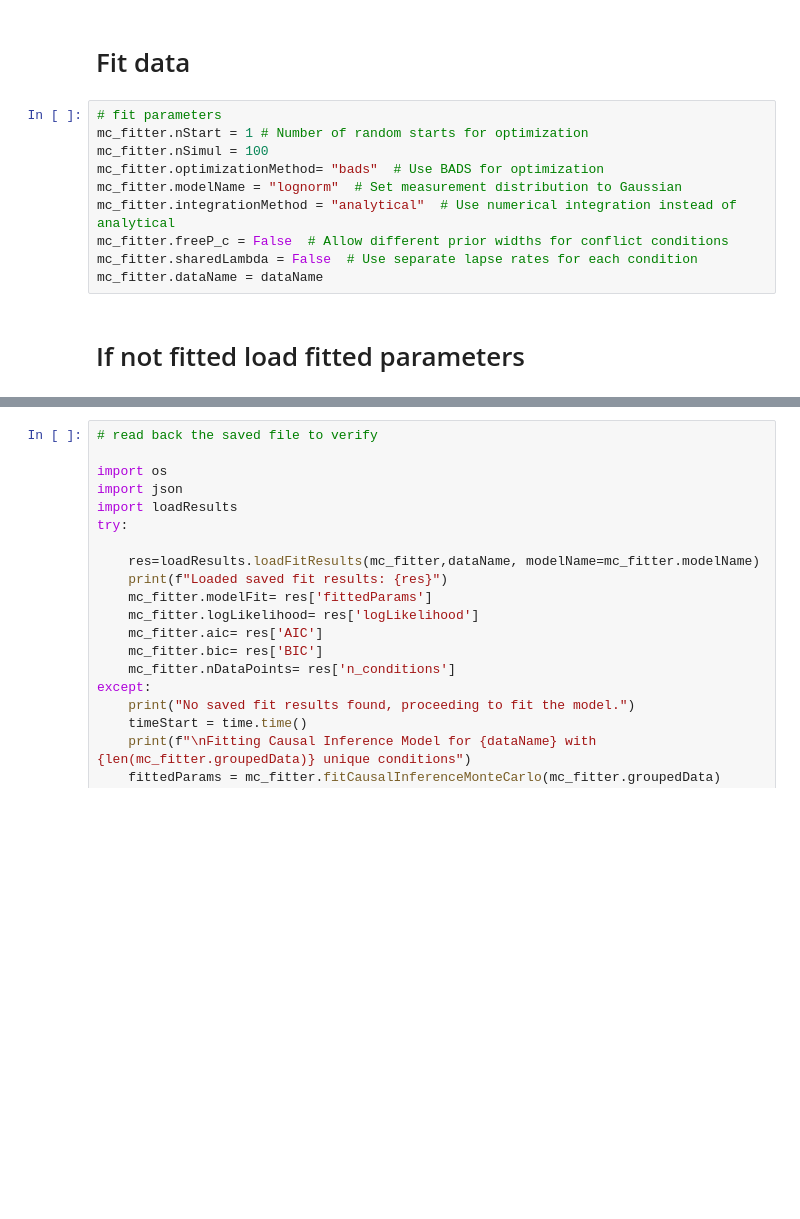
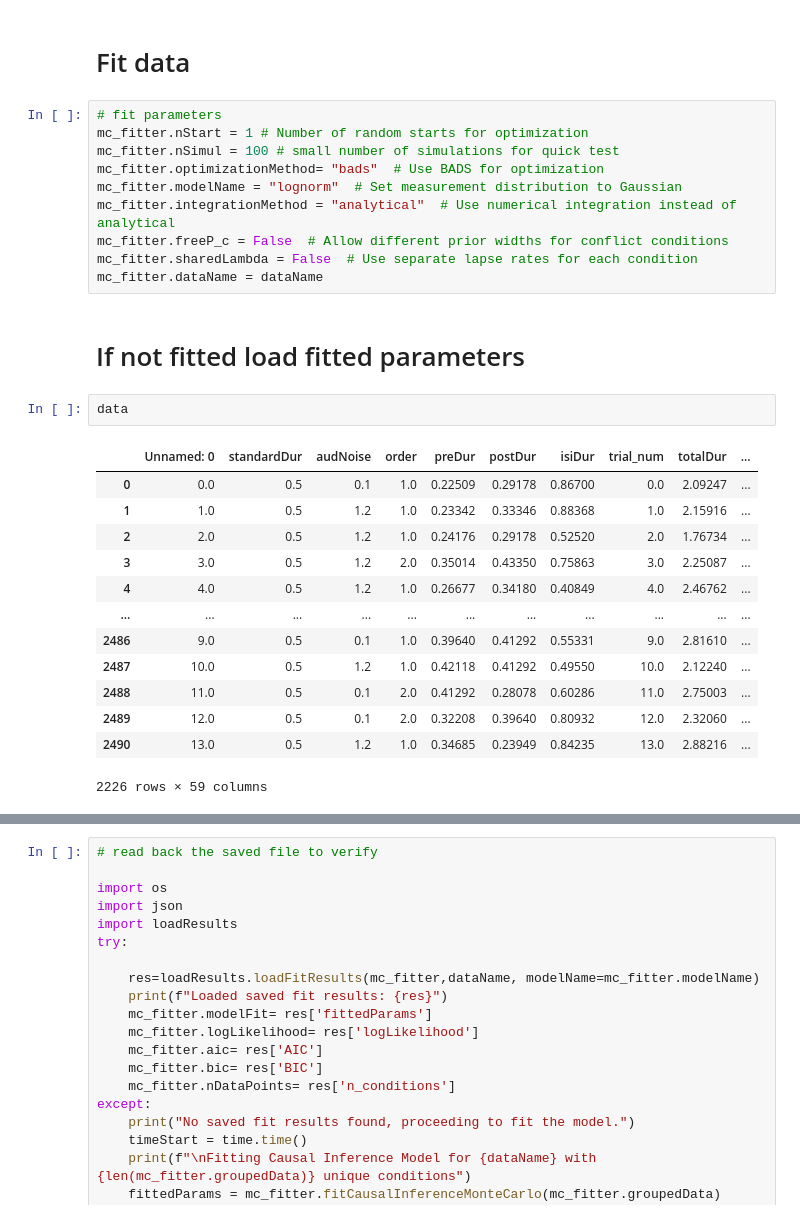
Before and after one commit to omeryildiran/av-dur-estimation, a Jupyter notebook: modelAnalysisOverall.ipynb, the cells around one changed output, grey strips where cells are left out. Drawn from its saved outputs; the diff is of its cells as text; blank space fills up the shorter version.

```diff
--- a/modelAnalysisOverall.ipynb
+++ b/modelAnalysisOverall.ipynb
@@ -70,7 +58,7 @@ mc_fitter.data
 # %%
 # fit parameters
 mc_fitter.nStart = 1 # Number of random starts for optimization
-mc_fitter.nSimul = 100
+mc_fitter.nSimul = 100 # small number of simulations for quick test
 mc_fitter.optimizationMethod= "bads"  # Use BADS for optimization
 mc_fitter.modelName = "lognorm"  # Set measurement distribution to Gaussian
 mc_fitter.integrationMethod = "analytical"  # Use numerical integration instead of analytical
@@ -79,6 +67,22 @@ mc_fitter.sharedLambda = False  # Use separate lapse rates for each condition
 mc_fitter.dataName = dataName
 # %% [markdown]
 # If not fitted load fitted parameters
+# %%
+data
+# %% [output]
+|  | Unnamed: 0 | standardDur | audNoise | order | preDur | postDur | isiDur | trial_num | totalDur | ... |
+| 0 | 0.0 | 0.5 | 0.1 | 1.0 | 0.22509 | 0.29178 | 0.86700 | 0.0 | 2.09247 | ... |
+| 1 | 1.0 | 0.5 | 1.2 | 1.0 | 0.23342 | 0.33346 | 0.88368 | 1.0 | 2.15916 | ... |
+| 2 | 2.0 | 0.5 | 1.2 | 1.0 | 0.24176 | 0.29178 | 0.52520 | 2.0 | 1.76734 | ... |
+| 3 | 3.0 | 0.5 | 1.2 | 2.0 | 0.35014 | 0.43350 | 0.75863 | 3.0 | 2.25087 | ... |
+| 4 | 4.0 | 0.5 | 1.2 | 1.0 | 0.26677 | 0.34180 | 0.40849 | 4.0 | 2.46762 | ... |
+| ... | ... | ... | ... | ... | ... | ... | ... | ... | ... | ... |
+| 2486 | 9.0 | 0.5 | 0.1 | 1.0 | 0.39640 | 0.41292 | 0.55331 | 9.0 | 2.81610 | ... |
+| 2487 | 10.0 | 0.5 | 1.2 | 1.0 | 0.42118 | 0.41292 | 0.49550 | 10.0 | 2.12240 | ... |
+| 2488 | 11.0 | 0.5 | 0.1 | 2.0 | 0.41292 | 0.28078 | 0.60286 | 11.0 | 2.75003 | ... |
+| 2489 | 12.0 | 0.5 | 0.1 | 2.0 | 0.32208 | 0.39640 | 0.80932 | 12.0 | 2.32060 | ... |
+| 2490 | 13.0 | 0.5 | 1.2 | 1.0 | 0.34685 | 0.23949 | 0.84235 | 13.0 | 2.88216 | ... |
+2226 rows × 59 columns
 # %%
 fittedParams = mc_fitter.fitCausalInferenceMonteCarlo(mc_fitter.groupedData)
 mc_fitter.modelFit= fittedParams
```
Also changed, not shown: parts of 15 cells of this notebook, 5 other files.
